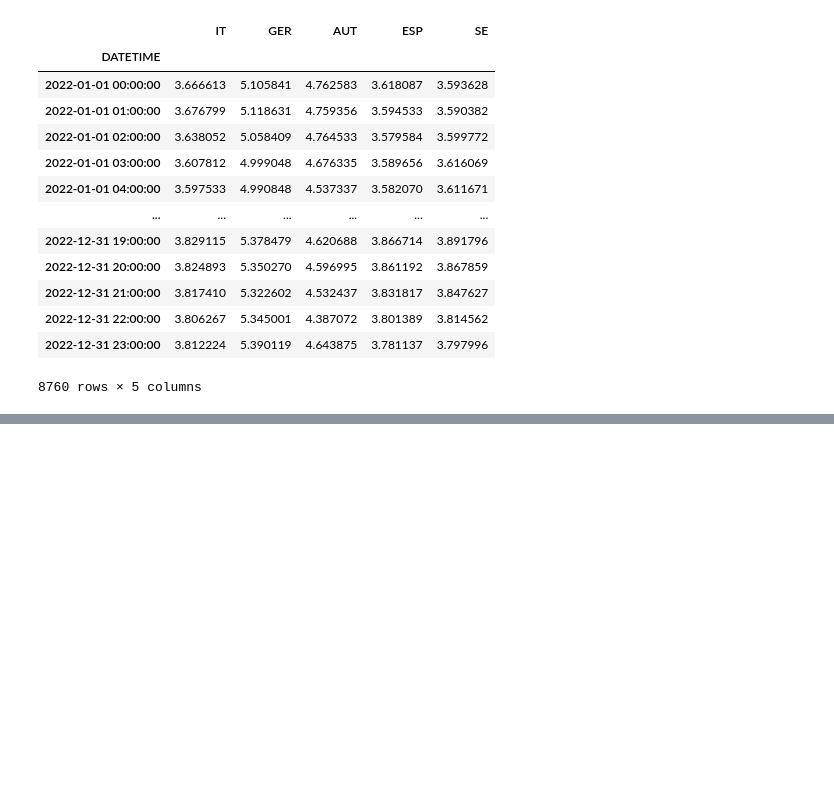
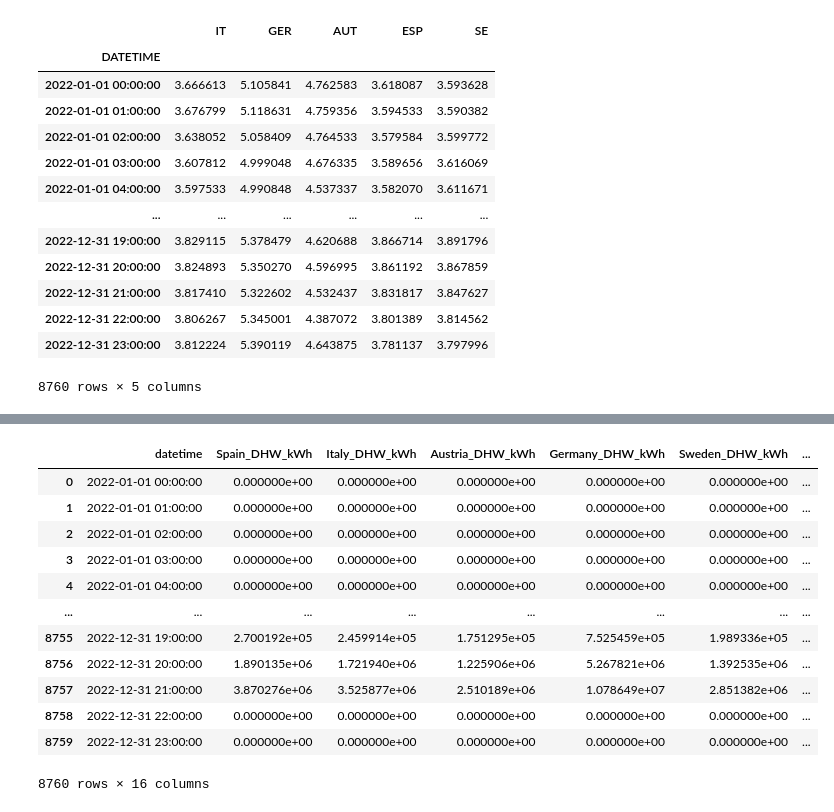
Before and after one commit to KrisCHEN8/HYSTORE_NationalFlexibility, a Jupyter notebook: data_agg.ipynb, the cells around one changed output, grey strips where cells are left out. Cells and saved outputs as stored; diff of their text form; code cells hidden in the pictures; blank space fills up the shorter version.

Commit message:
update demand

```diff
--- a/data_agg.ipynb
+++ b/data_agg.ipynb
@@ -308,3 +268,6 @@ display(COP_df)
 8760 rows × 5 columns
 # %%
 COP_df.to_pickle('./COP_2021_df.pkl')
+# %%
+import pandas as pd
+df = pd.read_pickle('national_zones/pickled_df/df_demand.pkl')
@@ -310,0 +278,16 @@ COP_df.to_pickle('./COP_2021_df.pkl')
+# %%
+display(df)
+# %% [output]
+|  | datetime | Spain_DHW_kWh | Italy_DHW_kWh | Austria_DHW_kWh | Germany_DHW_kWh | Sweden_DHW_kWh | ... |
+| 0 | 2022-01-01 00:00:00 | 0.000000e+00 | 0.000000e+00 | 0.000000e+00 | 0.000000e+00 | 0.000000e+00 | ... |
+| 1 | 2022-01-01 01:00:00 | 0.000000e+00 | 0.000000e+00 | 0.000000e+00 | 0.000000e+00 | 0.000000e+00 | ... |
+| 2 | 2022-01-01 02:00:00 | 0.000000e+00 | 0.000000e+00 | 0.000000e+00 | 0.000000e+00 | 0.000000e+00 | ... |
+| 3 | 2022-01-01 03:00:00 | 0.000000e+00 | 0.000000e+00 | 0.000000e+00 | 0.000000e+00 | 0.000000e+00 | ... |
+| 4 | 2022-01-01 04:00:00 | 0.000000e+00 | 0.000000e+00 | 0.000000e+00 | 0.000000e+00 | 0.000000e+00 | ... |
+| ... | ... | ... | ... | ... | ... | ... | ... |
+| 8755 | 2022-12-31 19:00:00 | 2.700192e+05 | 2.459914e+05 | 1.751295e+05 | 7.525459e+05 | 1.989336e+05 | ... |
+| 8756 | 2022-12-31 20:00:00 | 1.890135e+06 | 1.721940e+06 | 1.225906e+06 | 5.267821e+06 | 1.392535e+06 | ... |
+| 8757 | 2022-12-31 21:00:00 | 3.870276e+06 | 3.525877e+06 | 2.510189e+06 | 1.078649e+07 | 2.851382e+06 | ... |
+| 8758 | 2022-12-31 22:00:00 | 0.000000e+00 | 0.000000e+00 | 0.000000e+00 | 0.000000e+00 | 0.000000e+00 | ... |
+| 8759 | 2022-12-31 23:00:00 | 0.000000e+00 | 0.000000e+00 | 0.000000e+00 | 0.000000e+00 | 0.000000e+00 | ... |
+8760 rows × 16 columns
```
Also changed, not shown: parts of 4 cells of this notebook, 20 other files.
